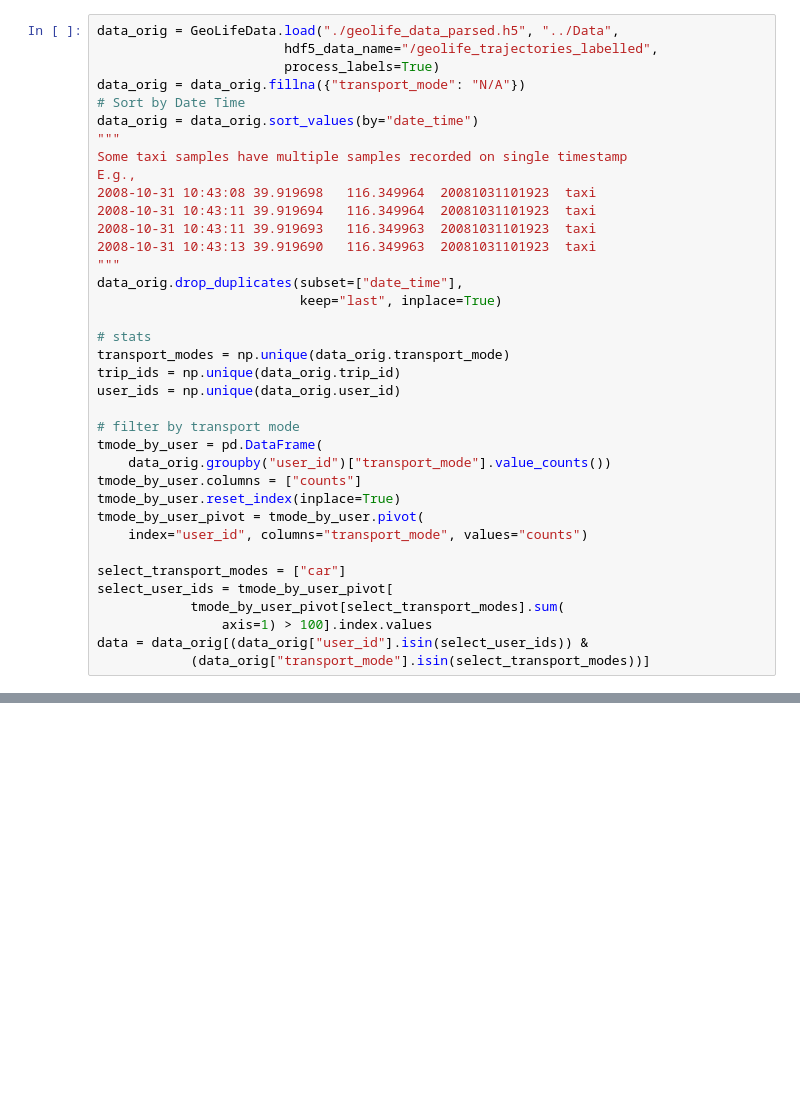
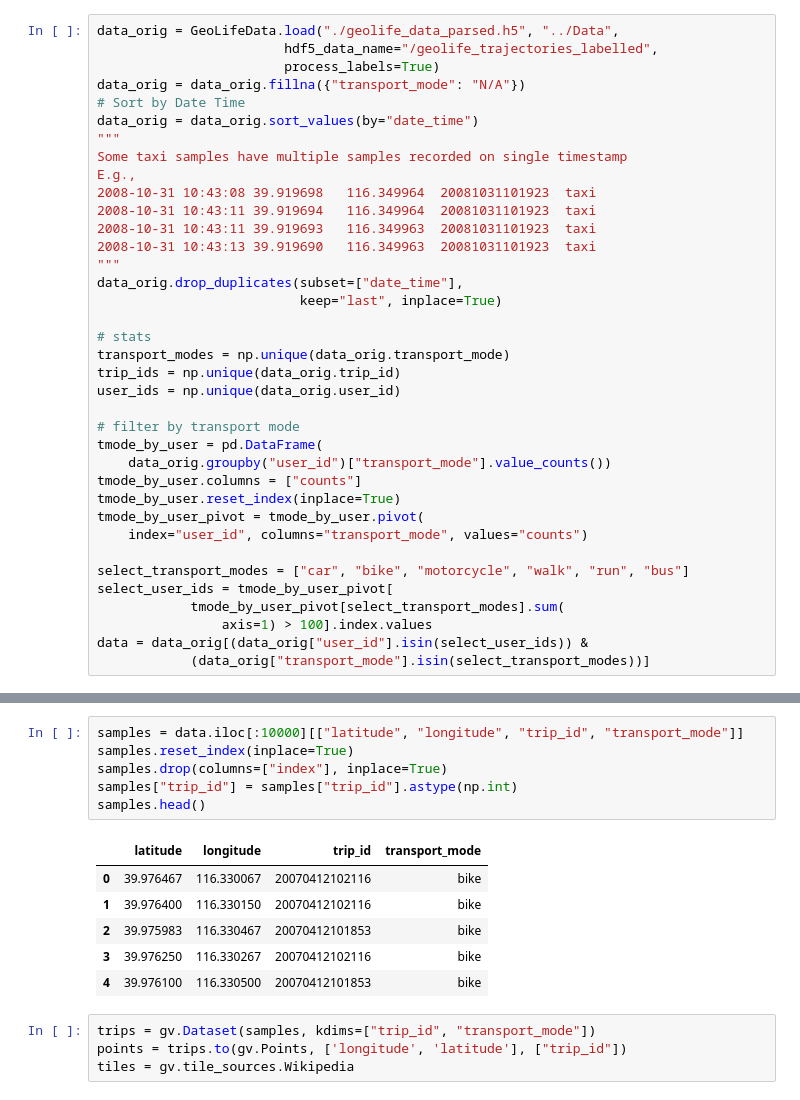
Before and after one commit to yrevar/inverse_rl, a Jupyter notebook: dataset/GeolifeTrajectories1.3/PyViz_Test.ipynb, the cells around one changed output, grey strips where cells are left out. Saved outputs shown, nothing was run; the diff lists cells and outputs as text; blank space fills up the shorter version.

```diff
--- a/dataset/GeolifeTrajectories1.3/PyViz_Test.ipynb
+++ b/dataset/GeolifeTrajectories1.3/PyViz_Test.ipynb
@@ -59,7 +56,7 @@ tmode_by_user.reset_index(inplace=True)
 tmode_by_user_pivot = tmode_by_user.pivot(
     index="user_id", columns="transport_mode", values="counts")
 
-select_transport_modes = ["car"]
+select_transport_modes = ["car", "bike", "motorcycle", "walk", "run", "bus"]
 select_user_ids = tmode_by_user_pivot[
             tmode_by_user_pivot[select_transport_modes].sum(
                 axis=1) > 100].index.values
@@ -112,0 +115,17 @@ Wall time: 89 ms
+# %%
+samples = data.iloc[:10000][["latitude", "longitude", "trip_id", "transport_mode"]]
+samples.reset_index(inplace=True)
+samples.drop(columns=["index"], inplace=True)
+samples["trip_id"] = samples["trip_id"].astype(np.int)
+samples.head()
+# %% [output]
+|  | latitude | longitude | trip_id | transport_mode |
+| 0 | 39.976467 | 116.330067 | 20070412102116 | bike |
+| 1 | 39.976400 | 116.330150 | 20070412102116 | bike |
+| 2 | 39.975983 | 116.330467 | 20070412101853 | bike |
+| 3 | 39.976250 | 116.330267 | 20070412102116 | bike |
+| 4 | 39.976100 | 116.330500 | 20070412101853 | bike |
+# %%
+trips = gv.Dataset(samples, kdims=["trip_id", "transport_mode"])
+points = trips.to(gv.Points, ['longitude', 'latitude'], ["trip_id"])
+tiles = gv.tile_sources.Wikipedia
```
Also changed, not shown: parts of 9 cells of this notebook.
